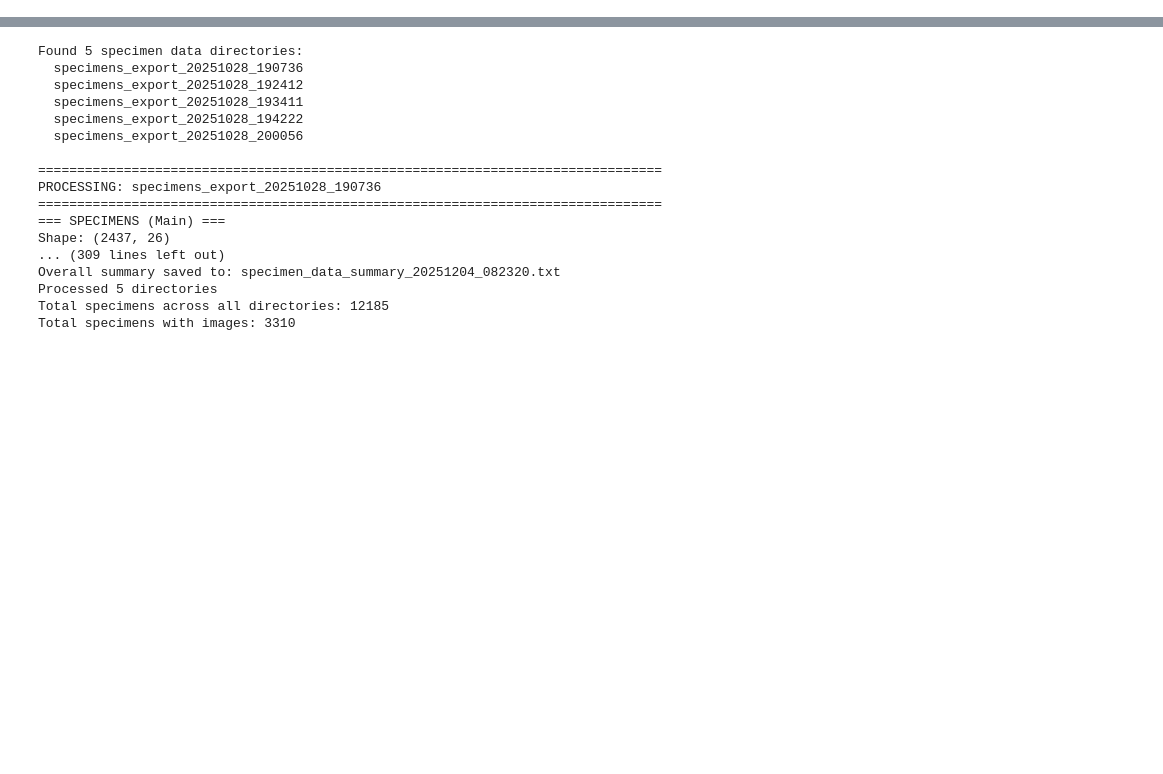
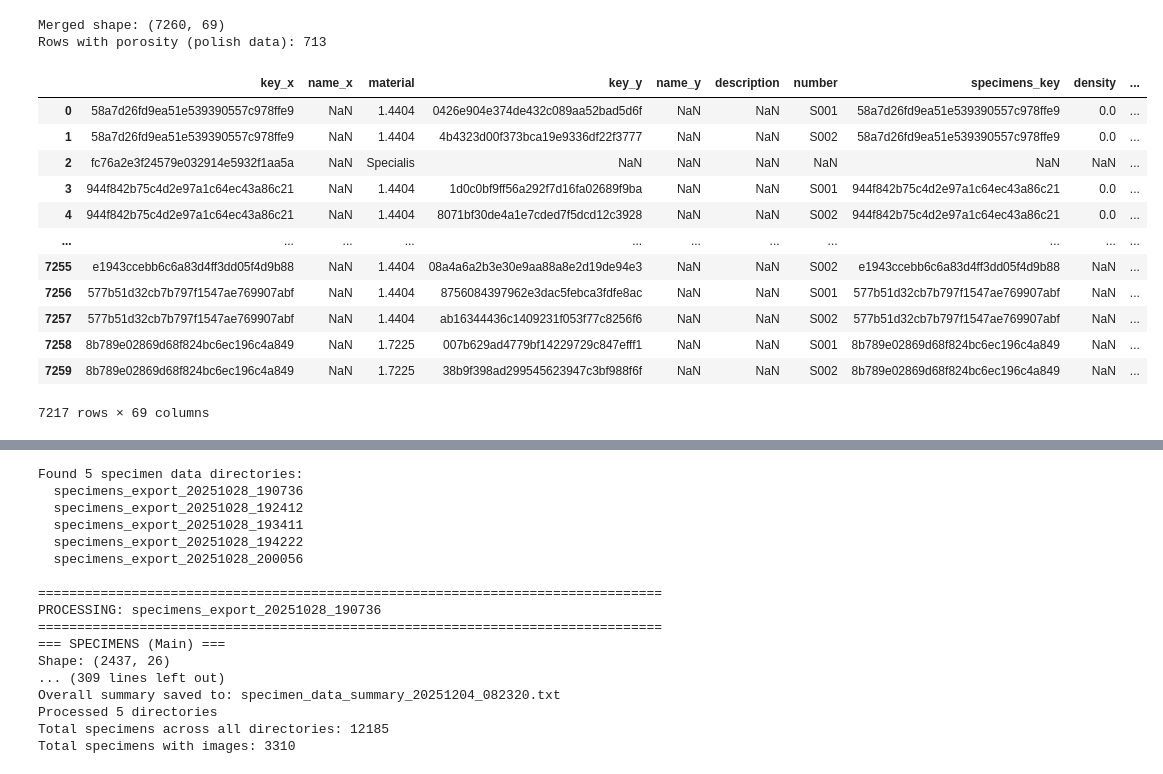
Before and after one commit to thangible/3dscan, a Jupyter notebook: data_3.ipynb, the cells around one changed output, grey strips where cells are left out. Cells and saved outputs as stored; diff of their text form; code cells hidden in the pictures; blank space fills up the shorter version.

```diff
--- a/data_3.ipynb
+++ b/data_3.ipynb
@@ -564,0 +576,26 @@ NameError: name 'complete_dataset' is not defined
+# %%
+# build specimen keys and merge with polish_df (polish references specimens via 'specimens_key')
+specimen_keys = specimens_df[['key', 'name', 'material']].drop_duplicates().reset_index(drop=True)
+merged_polish = specimen_keys.merge(polish_df, left_on='key', right_on='specimens_key', how='left')
+
+print(f"Merged shape: {merged_polish.shape}")
+if 'porosity' in merged_polish.columns:
+    print(f"Rows with porosity (polish data): {merged_polish['porosity'].notna().sum()}")
+
+merged_polish[merged_polish['material'].notna()][merged_polish['']]
+# %% [output]
+Merged shape: (7260, 69)
+Rows with porosity (polish data): 713
+|  | key_x | name_x | material | key_y | name_y | description | number | specimens_key | density | ... |
+| 0 | 58a7d26fd9ea51e539390557c978ffe9 | NaN | 1.4404 | 0426e904e374de432c089aa52bad5d6f | NaN | NaN | S001 | 58a7d26fd9ea51e539390557c978ffe9 | 0.0 | ... |
+| 1 | 58a7d26fd9ea51e539390557c978ffe9 | NaN | 1.4404 | 4b4323d00f373bca19e9336df22f3777 | NaN | NaN | S002 | 58a7d26fd9ea51e539390557c978ffe9 | 0.0 | ... |
+| 2 | fc76a2e3f24579e032914e5932f1aa5a | NaN | Specialis | NaN | NaN | NaN | NaN | NaN | NaN | ... |
+| 3 | 944f842b75c4d2e97a1c64ec43a86c21 | NaN | 1.4404 | 1d0c0bf9ff56a292f7d16fa02689f9ba | NaN | NaN | S001 | 944f842b75c4d2e97a1c64ec43a86c21 | 0.0 | ... |
+| 4 | 944f842b75c4d2e97a1c64ec43a86c21 | NaN | 1.4404 | 8071bf30de4a1e7cded7f5dcd12c3928 | NaN | NaN | S002 | 944f842b75c4d2e97a1c64ec43a86c21 | 0.0 | ... |
+| ... | ... | ... | ... | ... | ... | ... | ... | ... | ... | ... |
+| 7255 | e1943ccebb6c6a83d4ff3dd05f4d9b88 | NaN | 1.4404 | 08a4a6a2b3e30e9aa88a8e2d19de94e3 | NaN | NaN | S002 | e1943ccebb6c6a83d4ff3dd05f4d9b88 | NaN | ... |
+| 7256 | 577b51d32cb7b797f1547ae769907abf | NaN | 1.4404 | 8756084397962e3dac5febca3fdfe8ac | NaN | NaN | S001 | 577b51d32cb7b797f1547ae769907abf | NaN | ... |
+| 7257 | 577b51d32cb7b797f1547ae769907abf | NaN | 1.4404 | ab16344436c1409231f053f77c8256f6 | NaN | NaN | S002 | 577b51d32cb7b797f1547ae769907abf | NaN | ... |
+| 7258 | 8b789e02869d68f824bc6ec196c4a849 | NaN | 1.7225 | 007b629ad4779bf14229729c847efff1 | NaN | NaN | S001 | 8b789e02869d68f824bc6ec196c4a849 | NaN | ... |
+| 7259 | 8b789e02869d68f824bc6ec196c4a849 | NaN | 1.7225 | 38b9f398ad299545623947c3bf988f6f | NaN | NaN | S002 | 8b789e02869d68f824bc6ec196c4a849 | NaN | ... |
+7217 rows × 69 columns
```
Also changed, not shown: parts of 5 cells of this notebook, 1 other file.
